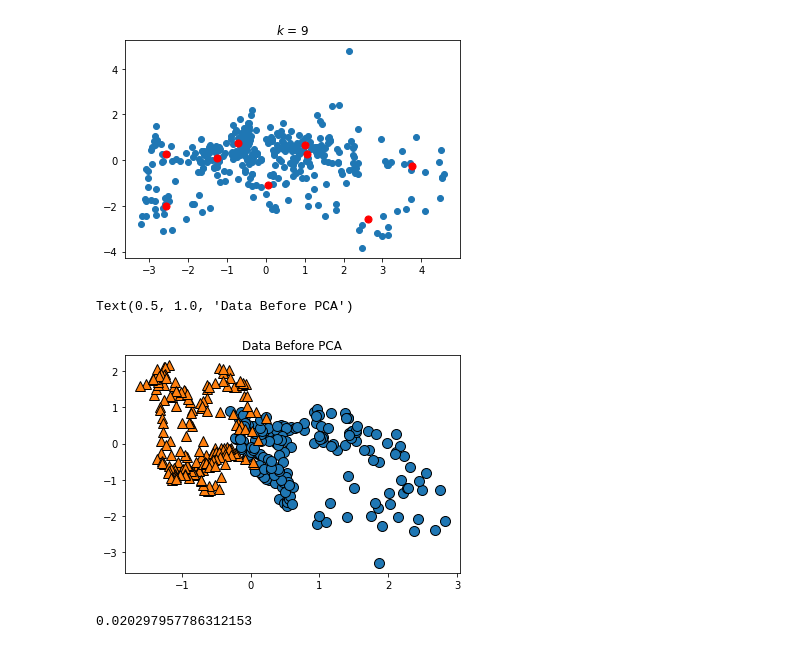
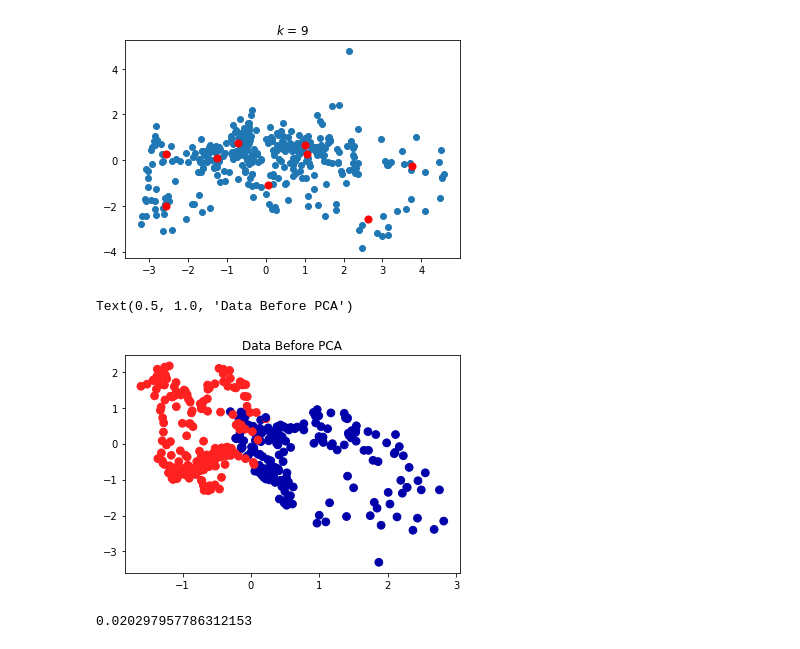
Before and after one commit to sheri-kamal/DATA71200-SP2020, a Jupyter notebook: Project 3 - Unsupervised Learning.ipynb, the cells around one changed output. Drawn from its saved outputs; the diff is of its cells as text; code cells hidden in the pictures.

```diff
--- a/Project 3 - Unsupervised Learning.ipynb
+++ b/Project 3 - Unsupervised Learning.ipynb
@@ -277,15 +277,15 @@ plt.show()
 # %%
 from sklearn.cluster import AgglomerativeClustering
 import mglearn
 
 agg = AgglomerativeClustering()
 clusters = agg.fit_predict(X_train_std)
 
-mglearn.discrete_scatter(X_train_std[:, 0], X_train_std[:, 1], clusters)
+plt.scatter(X_train_std[:, 0], X_train_std[:, 1], c=clusters, cmap=mglearn.cm2, s=60)
 plt.title('Data Before PCA')
 # %% [output]
 Text(0.5, 1.0, 'Data Before PCA')
-[figure, old version]
+[figure, new version]
 # %%
 adjusted_rand_score(y_train, clusters)
 # %% [output]
```
Also changed, not shown: parts of 6 cells of this notebook.
